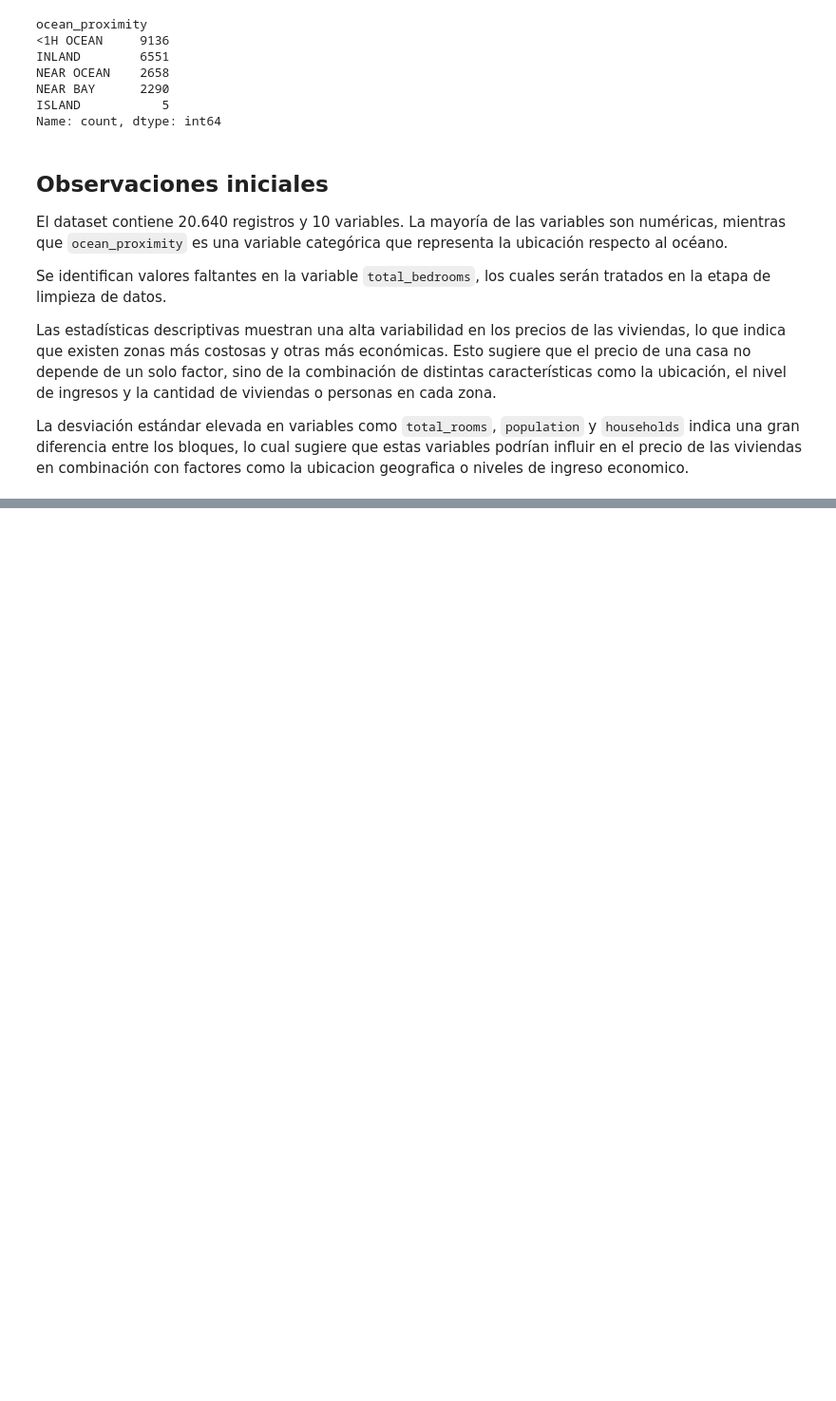
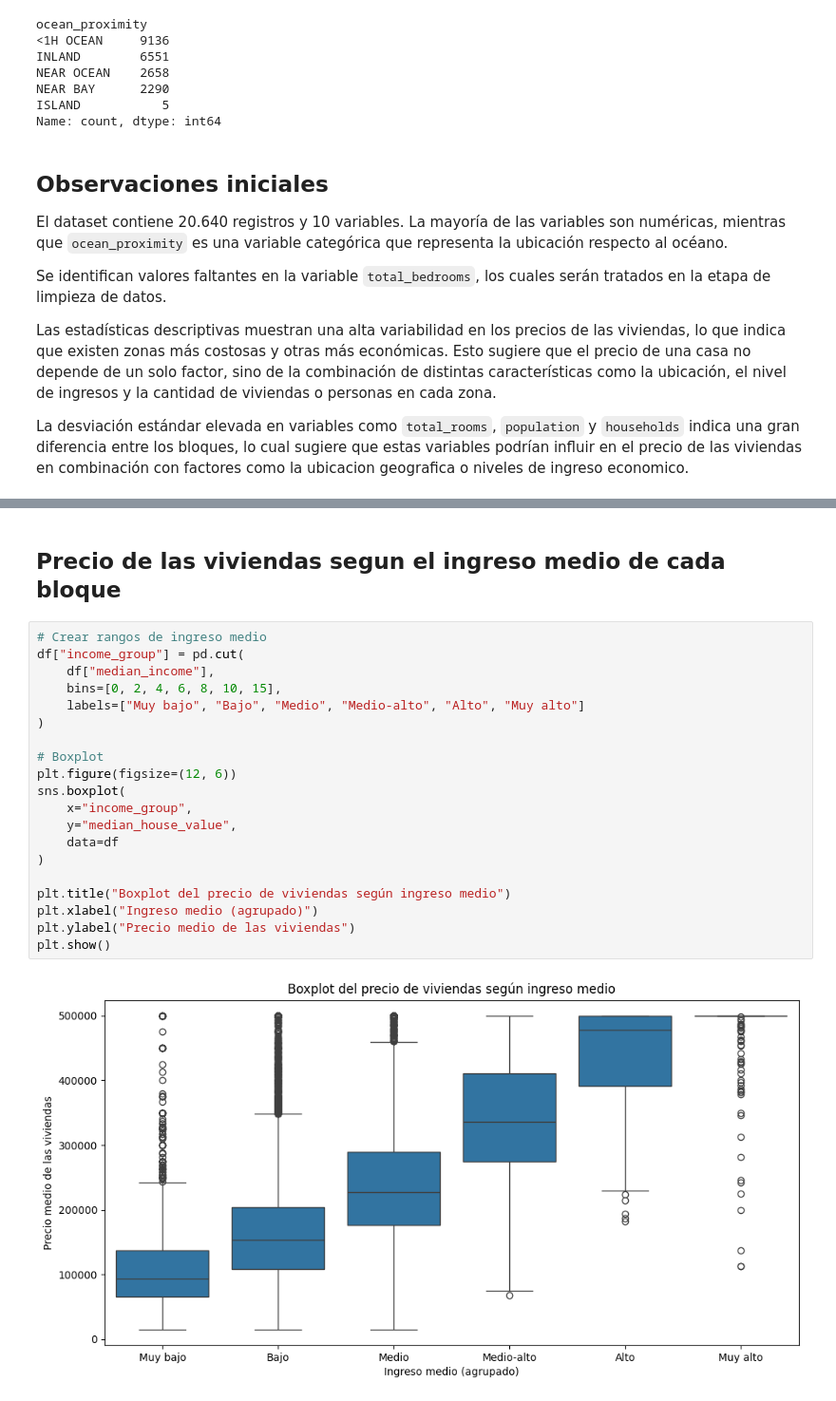
Before and after one commit to imjazmina/analisis_precios_casas_california_y_energia_electrica_espanola, a Jupyter notebook: notebooks/house_prices.ipynb, the cells around one changed output, grey strips where cells are left out. Shown at 95% size. Drawn from its saved outputs; the diff is of its cells as text; blank space fills up the shorter version.

```diff
--- a/notebooks/house_prices.ipynb
+++ b/notebooks/house_prices.ipynb
@@ -142,0 +212,24 @@ La desviación estándar elevada en variables como `total_rooms`, `population` y
+# %% [markdown]
+## Precio de las viviendas segun el ingreso medio de cada bloque
+# %%
+# Crear rangos de ingreso medio
+df["income_group"] = pd.cut(
+    df["median_income"],
+    bins=[0, 2, 4, 6, 8, 10, 15],
+    labels=["Muy bajo", "Bajo", "Medio", "Medio-alto", "Alto", "Muy alto"]
+)
+
+# Boxplot
+plt.figure(figsize=(12, 6))
+sns.boxplot(
+    x="income_group",
+    y="median_house_value",
+    data=df
+)
+
+plt.title("Boxplot del precio de viviendas según ingreso medio")
+plt.xlabel("Ingreso medio (agrupado)")
+plt.ylabel("Precio medio de las viviendas")
+plt.show()
+# %% [output]
+[figure, added]
```
Also changed, not shown: parts of 31 cells of this notebook.
